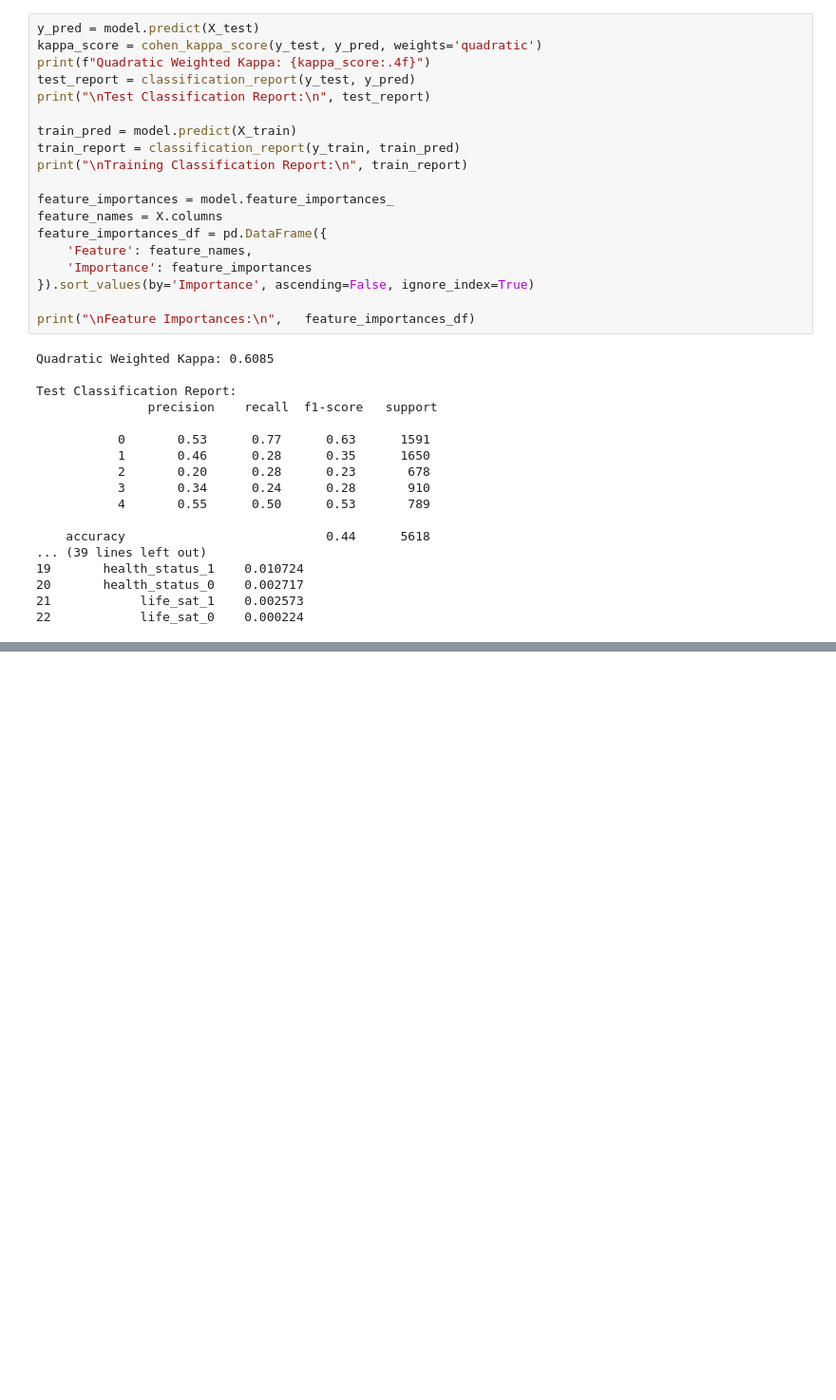
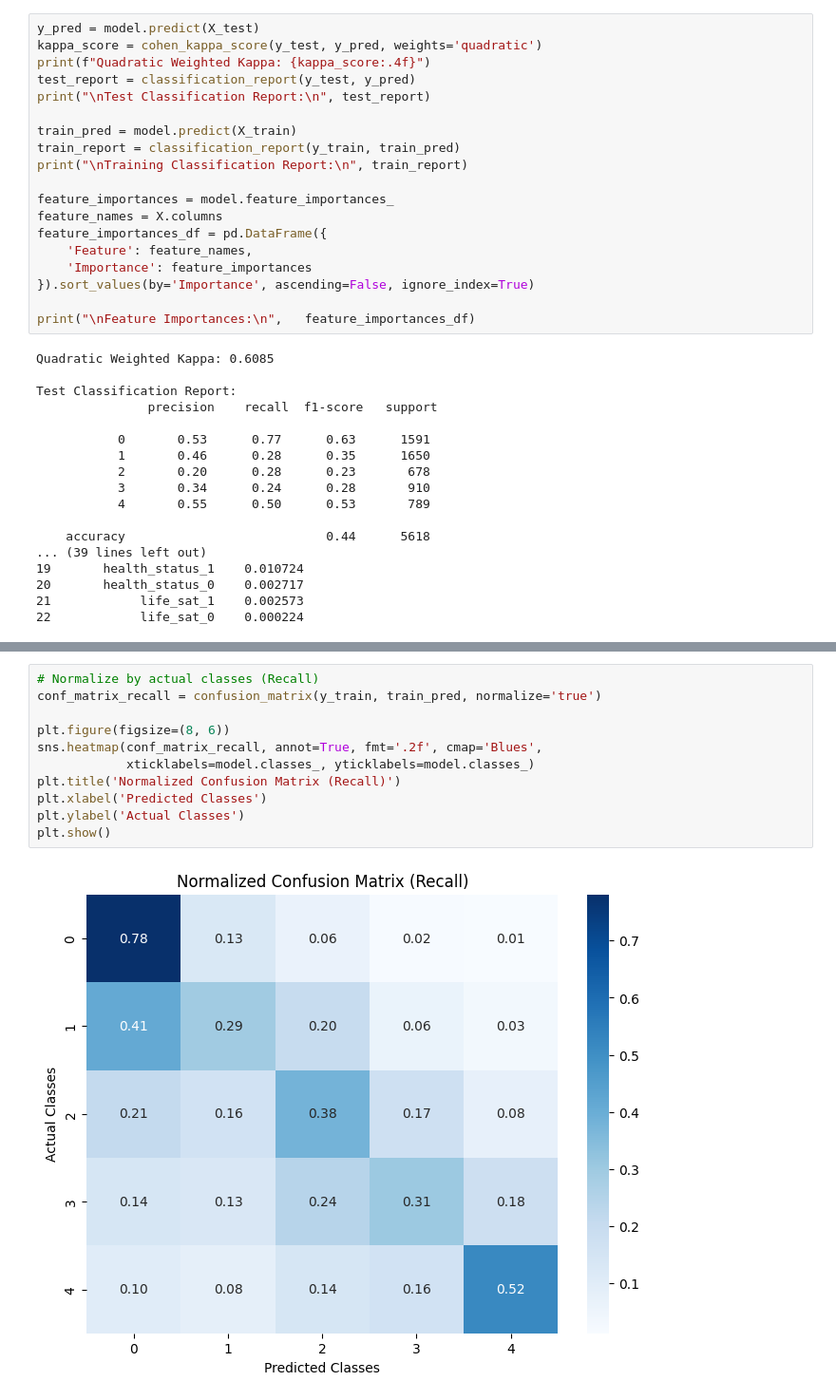
Before and after one commit to simontitk/datamining-2, a Jupyter notebook: src/final.ipynb, the cells around one changed output, grey strips where cells are left out. Shown at 95% size. Cells and saved outputs as stored; diff of their text form; blank space fills up the shorter version.

```diff
--- a/src/final.ipynb
+++ b/src/final.ipynb
@@ -435,0 +450,13 @@ Test Classification Report:
+# %%
+# Normalize by actual classes (Recall)
+conf_matrix_recall = confusion_matrix(y_train, train_pred, normalize='true')
+
+plt.figure(figsize=(8, 6))
+sns.heatmap(conf_matrix_recall, annot=True, fmt='.2f', cmap='Blues',
+            xticklabels=model.classes_, yticklabels=model.classes_)
+plt.title('Normalized Confusion Matrix (Recall)')
+plt.xlabel('Predicted Classes')
+plt.ylabel('Actual Classes')
+plt.show()
+# %% [output]
+[figure, added]
```
Also changed, not shown: parts of 5 cells of this notebook.
